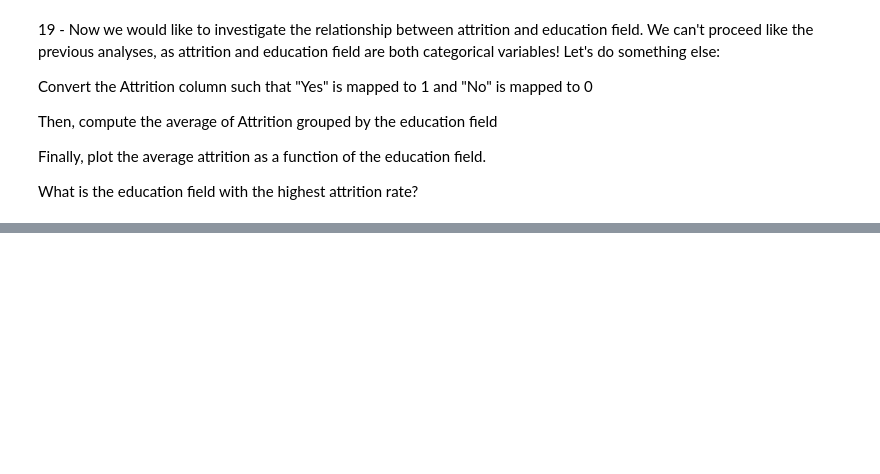
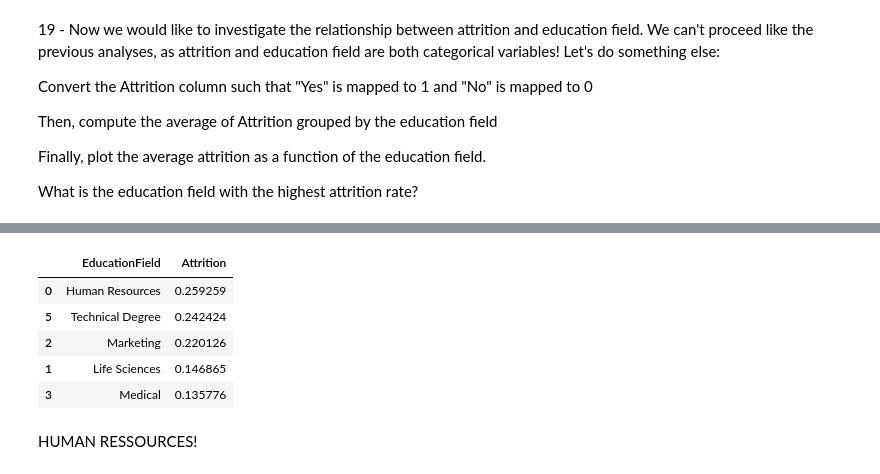
Before and after one commit to msche81/2-Jedha_Fullstack, a Jupyter notebook: 3_exploratory_data_analysis/3_introduction_to_data_vizualization/3-2_plotly_express_exercice-ibm-attrition_eda.ipynb, the cells around one changed output, grey strips where cells are left out. Cells and saved outputs as stored; diff of their text form; code cells hidden in the pictures; blank space fills up the shorter version.

```diff
--- a/3_exploratory_data_analysis/3_introduction_to_data_vizualization/3-2_plotly_express_exercice-ibm-attrition_eda.ipynb
+++ b/3_exploratory_data_analysis/3_introduction_to_data_vizualization/3-2_plotly_express_exercice-ibm-attrition_eda.ipynb
@@ -488,3 +636,6 @@ Then, compute the average of Attrition grouped by the education field
 Finally, plot the average attrition as a function of the education field.
 
 What is the education field with the highest attrition rate?
+# %%
+df['Attrition'] = df['Attrition'].map({'Yes' : 1, 'No':0})
+df['Attrition']
@@ -490,0 +655,13 @@ What is the education field with the highest attrition rate?
+# %%
+df_attrition_education_field = df.groupby('EducationField')['Attrition'].mean().reset_index()
+
+df_attrition_education_field = df_attrition_education_field.sort_values(by='Attrition', ascending=False)
+
+df_attrition_education_field.head()
+# %% [output]
+|  | EducationField | Attrition |
+| 0 | Human Resources | 0.259259 |
+| 5 | Technical Degree | 0.242424 |
+| 2 | Marketing | 0.220126 |
+| 1 | Life Sciences | 0.146865 |
+| 3 | Medical | 0.135776 |
@@ -490,0 +671,2 @@ What is the education field with the highest attrition rate?
+# %% [markdown]
+HUMAN RESSOURCES!
```
Also changed, not shown: parts of 11 cells of this notebook.
